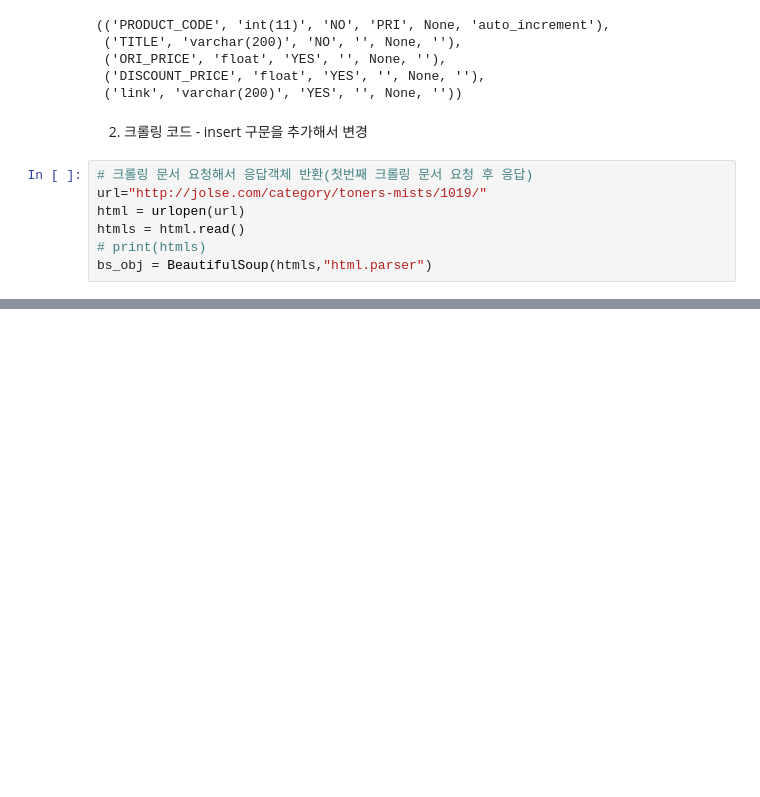
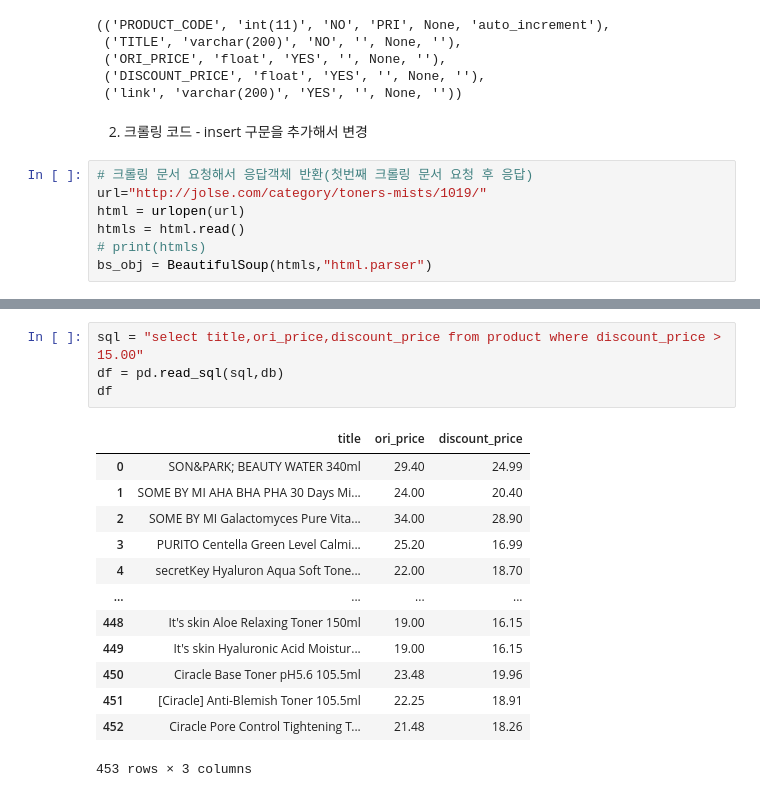
Before and after one commit to laits1/TIL, a Jupyter notebook: SQL_Python/03_쇼핑몰_크롤링_DB저장.ipynb, the cells around one changed output, grey strips where cells are left out. Cells and saved outputs as stored; diff of their text form; blank space fills up the shorter version.

```diff
--- a/SQL_Python/03_쇼핑몰_크롤링_DB저장.ipynb
+++ b/SQL_Python/03_쇼핑몰_크롤링_DB저장.ipynb
@@ -212,0 +244,18 @@ df_fin.to_csv('./crawl_data/prod_All.csv')
+# %%
+sql = "select title,ori_price,discount_price from product where discount_price > 15.00"
+df = pd.read_sql(sql,db)
+df
+# %% [output]
+|  | title | ori_price | discount_price |
+| 0 | SON&PARK; BEAUTY WATER 340ml | 29.40 | 24.99 |
+| 1 | SOME BY MI AHA BHA PHA 30 Days Mi... | 24.00 | 20.40 |
+| 2 | SOME BY MI Galactomyces Pure Vita... | 34.00 | 28.90 |
+| 3 | PURITO Centella Green Level Calmi... | 25.20 | 16.99 |
+| 4 | secretKey Hyaluron Aqua Soft Tone... | 22.00 | 18.70 |
+| ... | ... | ... | ... |
+| 448 | It's skin Aloe Relaxing Toner 150ml | 19.00 | 16.15 |
+| 449 | It's skin Hyaluronic Acid Moistur... | 19.00 | 16.15 |
+| 450 | Ciracle Base Toner pH5.6 105.5ml | 23.48 | 19.96 |
+| 451 | [Ciracle] Anti-Blemish Toner 105.5ml | 22.25 | 18.91 |
+| 452 | Ciracle Pore Control Tightening T... | 21.48 | 18.26 |
+453 rows × 3 columns
```
Also changed, not shown: parts of 21 cells of this notebook, 19 other files.
